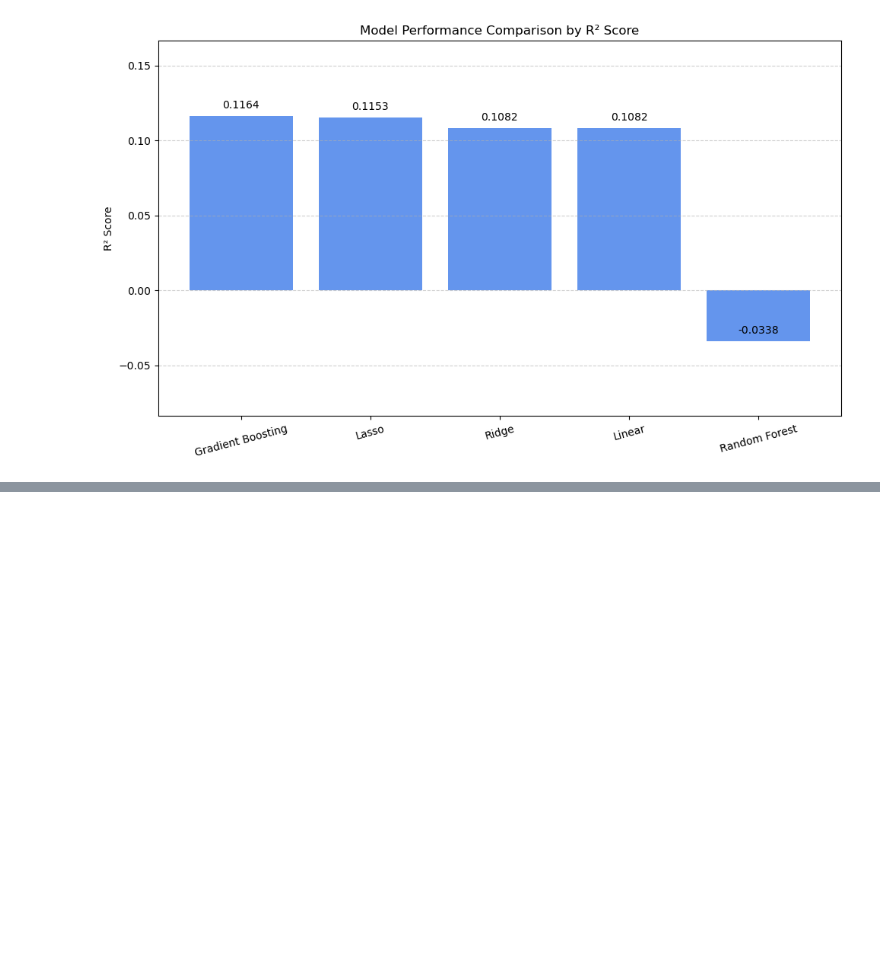
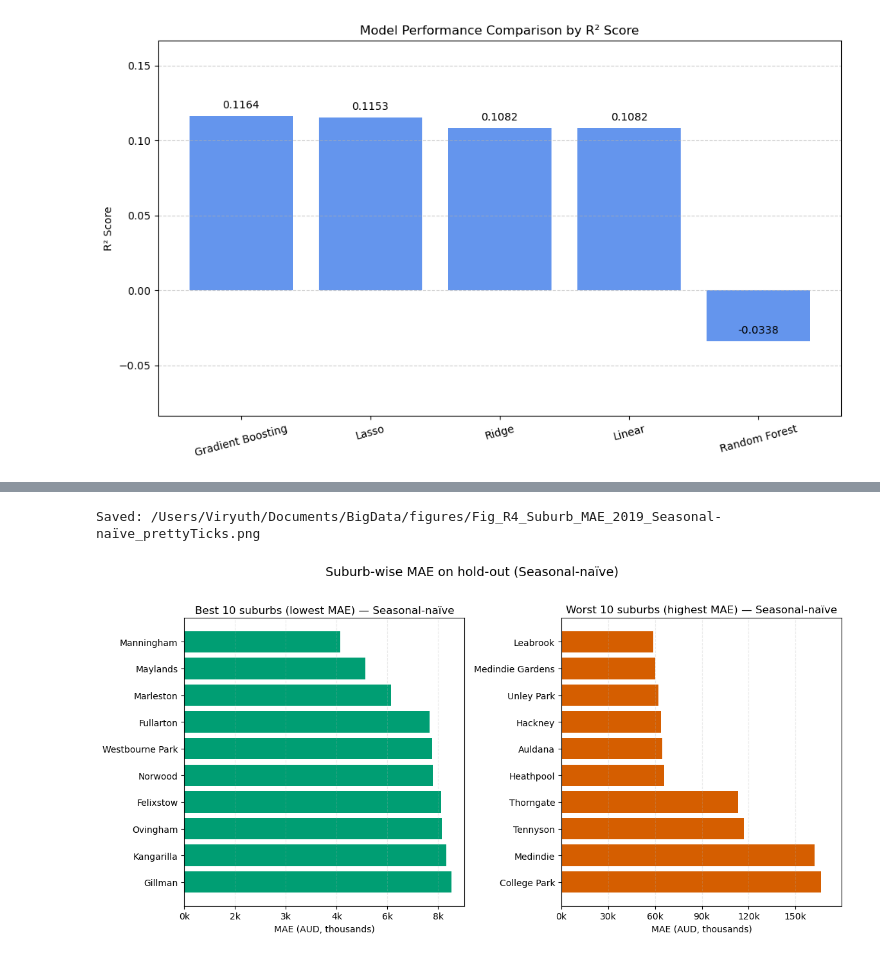
Before and after one commit to YuthYuthYuthYuth/BigdataanalysisPARTD, a Jupyter notebook: Assignment1_PartD_code.ipynb, the cells around one changed output, grey strips where cells are left out. Drawn from its saved outputs; the diff is of its cells as text; code cells hidden in the pictures; blank space fills up the shorter version.

```diff
--- a/Assignment1_PartD_code.ipynb
+++ b/Assignment1_PartD_code.ipynb
@@ -1350,0 +1386,72 @@ def make_table_r1(
+# %%
+# === Fig R4 (pretty x-axes): tidy tick formatting & spacing ===
+import numpy as np, pandas as pd, matplotlib.pyplot as plt
+from matplotlib.ticker import FuncFormatter, MaxNLocator
+from pathlib import Path
+
+assert 'test' in globals(), "Need the 'test' DataFrame with Suburb, MedianPrice, and pred_*."
+
+# Pick model column (prefer Ridge if present)
+def _r2(y, yhat):
+    y, yhat = np.asarray(y), np.asarray(yhat)
+    ss_res = np.sum((y - yhat)**2); ss_tot = np.sum((y - np.mean(y))**2)
+    return float(1 - ss_res/ss_tot) if ss_tot > 0 else np.nan
+
+y = test['MedianPrice'].to_numpy()
+cand = [c for c in test.columns if c.startswith('pred_')]
+if 'pred_ridge' in test.columns:
+    best_col, model_name = 'pred_ridge', 'Ridge'
+else:
+    scores = {c: _r2(y, test[c].to_numpy()) for c in cand}
+    best_col = max(scores, key=lambda k: np.nan_to_num(scores[k], nan=-1e9))
+    model_name = {'pred_snaive':'Seasonal-naïve','pred_mean':'Mean baseline'}.get(
+        best_col, best_col.replace('pred_','').replace('_',' ').title()
+    )
+
+# MAE by suburb
+by_suburb = (
+    test.assign(err=(test['MedianPrice'] - test[best_col]).abs())
+        .groupby('Suburb', as_index=True)
+        .agg(MAE=('err','mean'))
+        .sort_values('MAE', ascending=True)
+)
+best10  = by_suburb.head(10)
+worst10 = by_suburb.tail(10).sort_values('MAE')
+
+# Color palette
+COL = {"green":"#009E73", "verm":"#D55E00", "grey":"#777777"}
+
+# Tick formatter: 23,500 -> "24k"
+kfmt = FuncFormatter(lambda x, pos: f"{int(round(x/1000.0))}k")
+
+fig, axes = plt.subplots(1, 2, figsize=(11.8, 6), sharex=False)
+
+# Left: best 10
+axes[0].barh(best10.index, best10['MAE'], color=COL["green"])
+axes[0].invert_yaxis()
+axes[0].set_title(f"Best 10 suburbs (lowest MAE) — {model_name}")
+axes[0].set_xlabel("MAE (AUD, thousands)")
+axes[0].xaxis.set_major_formatter(kfmt)
+axes[0].xaxis.set_major_locator(MaxNLocator(nbins=6))
+axes[0].grid(True, axis='x', linestyle='--', alpha=0.25)
+
+# Right: worst 10
+axes[1].barh(worst10.index, worst10['MAE'], color=COL["verm"])
+axes[1].invert_yaxis()
+axes[1].set_title(f"Worst 10 suburbs (highest MAE) — {model_name}")
+axes[1].set_xlabel("MAE (AUD, thousands)")
+axes[1].xaxis.set_major_formatter(kfmt)
+axes[1].xaxis.set_major_locator(MaxNLocator(nbins=6))
+axes[1].grid(True, axis='x', linestyle='--', alpha=0.25)
+axes[1].set_xlim(0, worst10['MAE'].max()*1.08)  # a little headroom
+
+fig.suptitle(f"Suburb-wise MAE on hold-out ({model_name})", fontsize=14)
+fig.tight_layout(rect=[0, 0, 1, 0.96])
+
+Path("figures").mkdir(parents=True, exist_ok=True)
+out = Path("figures")/f"Fig_R4_Suburb_MAE_{test_year}_{model_name}_prettyTicks.png"
+fig.savefig(out, dpi=300); fig.savefig(out.with_suffix(".pdf"))
+print("Saved:", out.resolve())
+# %% [output]
+Saved: /Users/Viryuth/Documents/BigData/figures/Fig_R4_Suburb_MAE_2019_Seasonal-naïve_prettyTicks.png
+[figure, added]
```
Also changed, not shown: parts of 9 cells of this notebook.
